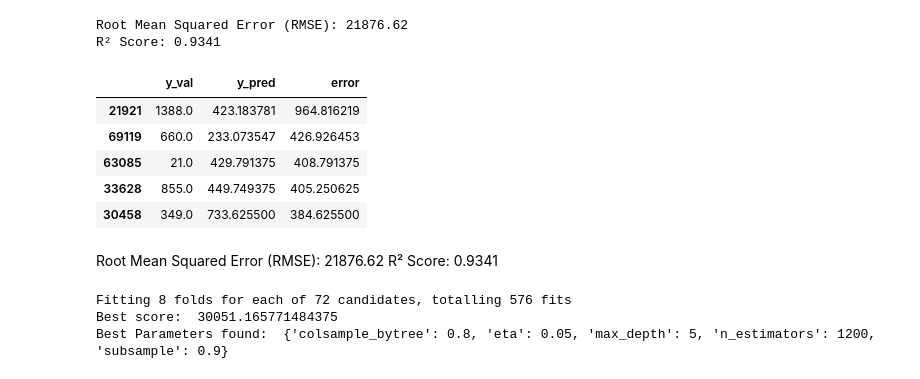
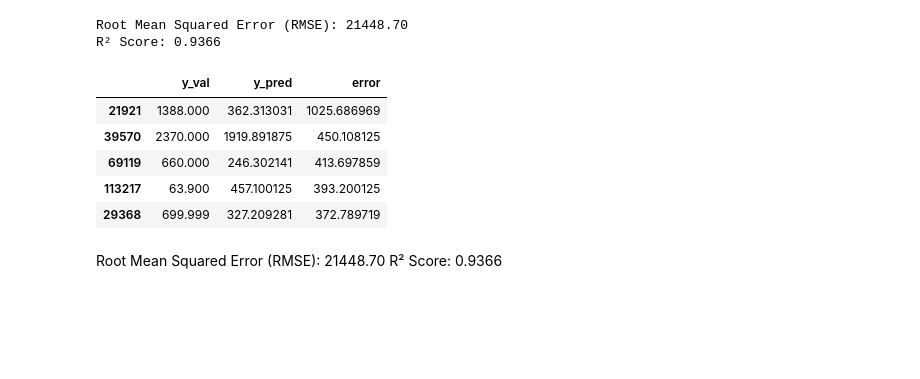
Before and after one commit to GameRuiner/Car-Price-Prediction, a Jupyter notebook: working/notebooks/model.ipynb, the cells around one changed output. Drawn from its saved outputs; the diff is of its cells as text; code cells hidden in the pictures; blank space fills up the shorter version.

```diff
--- a/working/notebooks/model.ipynb
+++ b/working/notebooks/model.ipynb
@@ -81,7 +81,7 @@ def prepare_data(df, is_train_data):
     df.loc[df['Stan'] == 'New', 'Przebieg_km'] = 0
     df["generation_set"] = df["Generacja_pojazdu"].apply(lambda x: False if pd.isnull(x) else True)
     df["country_bin"] = df["Kraj_pochodzenia"].apply(lambda x: x in ["Poland", "United States", "Canada"])
-    df["owner_bin"] = df["Kraj_pochodzenia"].apply(lambda x: False if pd.isnull(x) else True)
+    df["owner_bin"] = df["Pierwszy_wlasciciel"].apply(lambda x: False if pd.isnull(x) else x)
     df["equipment_number"] = df["Wyposazenie"].apply(count_equipment)
     df["log_mileage_km"] = np.log1p(df['Przebieg_km'])
 
@@ -147,39 +147,39 @@ X_test = prepare_data(df_test, False)
 # %%
 X_train, X_val, y_train, y_val = train_test_split(X, y, test_size=0.2, random_state=42)
 # model = RandomForestRegressor(n_estimators=100, random_state=42)
-model = XGBRegressor(n_estimators=2500, max_depth=5, eta=0.05, subsample=0.8, colsample_bytree=0.9, random_state=42)
+model = XGBRegressor(n_estimators=2300, max_depth=6, eta=0.05, subsample=0.8, colsample_bytree=0.9, random_state=42)
 model.fit(X_train, y_train)
 y_pred = model.predict(X_val)
 predictions_df = pd.DataFrame({"Predicted_Price": y_pred}, index=X_val.index)
 df_prices = df.merge(predictions_df, left_index=True, right_index=True, how='right')
 df_prices["Predicted_Price"] = df_prices.apply(lambda row: row["Predicted_Price"] / course_rate if row["Waluta"] == "EUR" else row["Predicted_Price"], axis=1)
 y_pred = df_prices["Predicted_Price"].values
 mse = mean_squared_error(y_val, y_pred)
 rmse = np.sqrt(mse)
 r2 = r2_score(y_val, y_pred)
 
 print(f"Root Mean Squared Error (RMSE): {rmse:.2f}")
 print(f"R² Score: {r2:.4f}")
 errors = np.abs(y_val - y_pred)
 df_errors = pd.DataFrame({
     'y_val': y_val / 1000,
     'y_pred': y_pred / 1000,
     'error': errors / 1000,
 })
 df_errors_sorted = df_errors.sort_values(by='error', ascending=False)
 df_errors_sorted.head(5)
 # %% [output]
-Root Mean Squared Error (RMSE): 21876.62
-R² Score: 0.9341
+Root Mean Squared Error (RMSE): 21448.70
+R² Score: 0.9366
 |  | y_val | y_pred | error |
-| 21921 | 1388.0 | 423.183781 | 964.816219 |
-| 69119 | 660.0 | 233.073547 | 426.926453 |
-| 63085 | 21.0 | 429.791375 | 408.791375 |
-| 33628 | 855.0 | 449.749375 | 405.250625 |
-| 30458 | 349.0 | 733.625500 | 384.625500 |
+| 21921 | 1388.000 | 362.313031 | 1025.686969 |
+| 39570 | 2370.000 | 1919.891875 | 450.108125 |
+| 69119 | 660.000 | 246.302141 | 413.697859 |
+| 113217 | 63.900 | 457.100125 | 393.200125 |
+| 29368 | 699.999 | 327.209281 | 372.789719 |
 # %% [markdown]
-Root Mean Squared Error (RMSE): 21876.62
-R² Score: 0.9341
+Root Mean Squared Error (RMSE): 21448.70
+R² Score: 0.9366
 # %%
 is_grid_search = False
 if is_grid_search:
@@ -198,10 +198,6 @@ if is_grid_search:
     best_params = grid_search.best_params_
     print("Best score: ", -grid_search.best_score_)
     print("Best Parameters found: ", best_params)
-# %% [output]
-Fitting 8 folds for each of 72 candidates, totalling 576 fits
-Best score:  30051.165771484375
-Best Parameters found:  {'colsample_bytree': 0.8, 'eta': 0.05, 'max_depth': 5, 'n_estimators': 1200, 'subsample': 0.9}
 # %%
 is_final_predict = True
 
```
Also changed, not shown: 2 other files.
